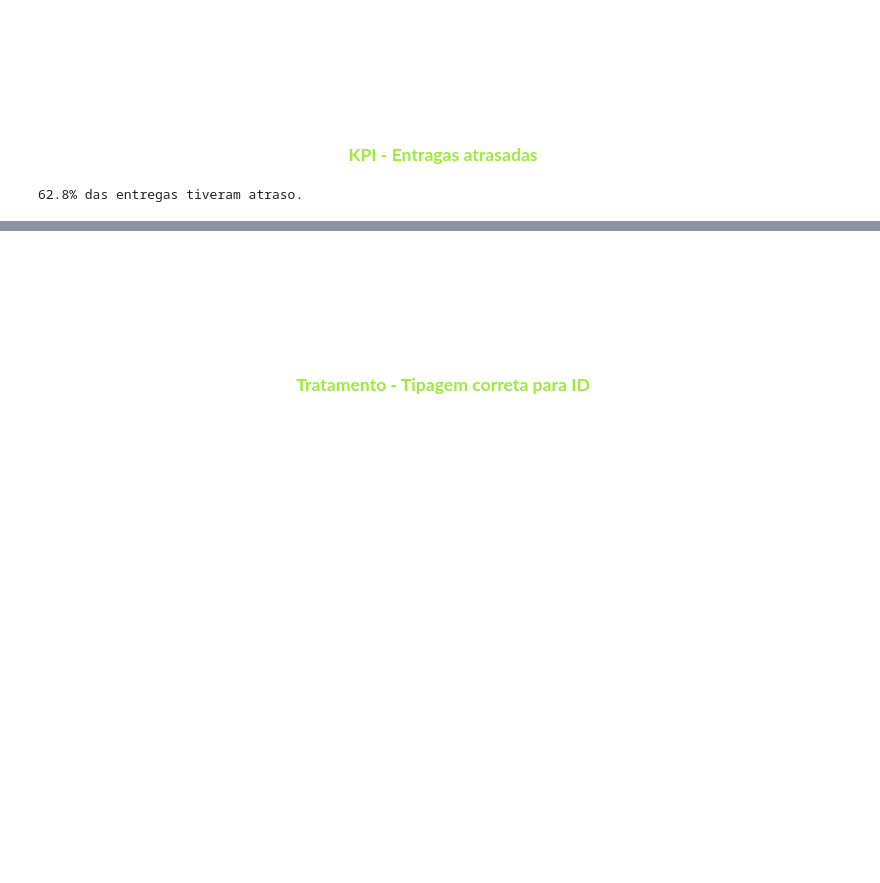
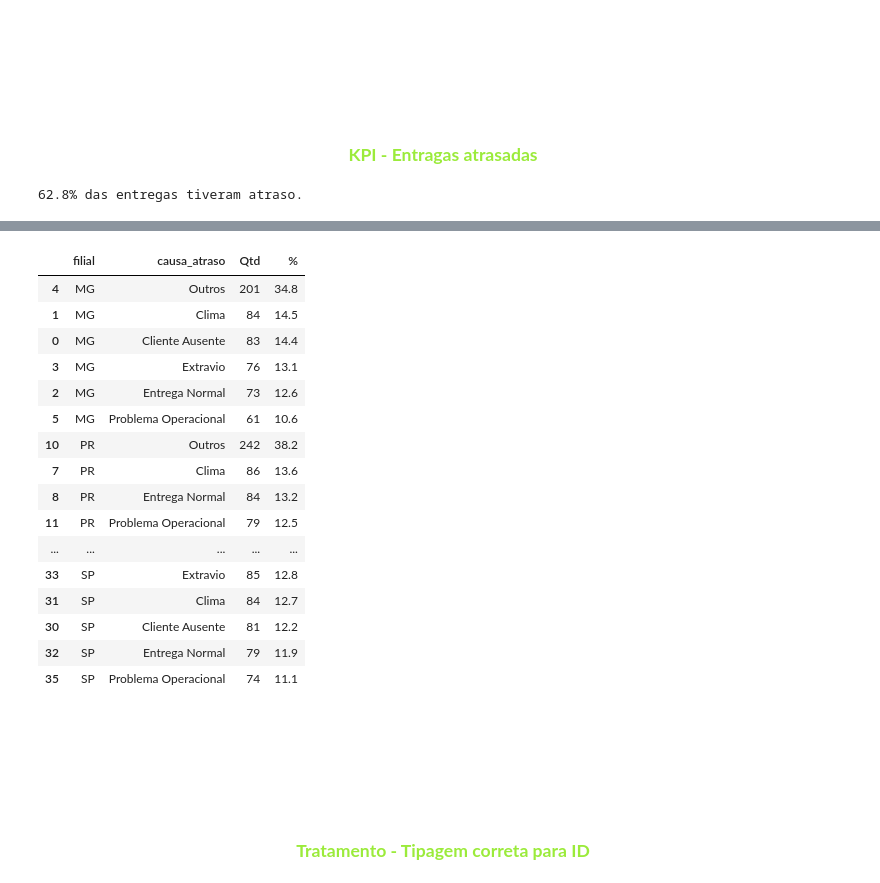
Before and after one commit to FerCremm/Python---Jadlog-2026, a Jupyter notebook: Aula 07/analise_intermediaria.ipynb, the cells around one changed output, grey strips where cells are left out. Drawn from its saved outputs; the diff is of its cells as text; code cells hidden in the pictures; blank space fills up the shorter version.

```diff
--- a/Aula 07/analise_intermediaria.ipynb
+++ b/Aula 07/analise_intermediaria.ipynb
@@ -70,0 +97,29 @@ print(f"{round(percentual_atraso, 1)}% das entregas tiveram atraso.")
+# %%
+df_atrasos.loc[
+    df_atrasos['descricao_entrega'].str.contains('chuva|temporal' , na=False),
+    "causa_atraso"
+] = "Clima"
+
+df_atrasos.loc[
+    df_atrasos['descricao_entrega'].str.contains('operacional|rota|problema' , na=False),
+    "causa_atraso"
+] = "Problema Operacional"
+
+df_atrasos.loc[
+    df_atrasos['descricao_entrega'].str.contains('extravio' , na=False),
+    "causa_atraso"
+] = "Extravio"
+
+df_atrasos.loc[
+    df_atrasos['descricao_entrega'].str.contains('cliente' , na=False),
+    "causa_atraso"
+] = "Cliente Ausente"
+
+df_atrasos.loc[
+    df_atrasos['descricao_entrega'].str.contains('normal' , na=False),
+    "causa_atraso"
+] = "Entrega Normal"
+
+df_atrasos['causa_atraso'] = df_atrasos['causa_atraso'].fillna("Outros")
+
+df_atrasos['causa_atraso'].head(10)
@@ -71,3 +196,36 @@ print(f"{round(percentual_atraso, 1)}% das entregas tiveram atraso.")
+# %%
+causas_por_filiais = (
+    df_atrasos
+      .groupby(['filial', 'causa_atraso'])
+      .size()
+      .reset_index(name='Qtd')
+)
+
+total_filial = causas_por_filiais.groupby('filial')['Qtd'].transform('sum')
+
+causas_por_filiais['%'] = (causas_por_filiais['Qtd'] / total_filial * 100).round(1)
+
+causas_por_filiais = causas_por_filiais.sort_values(['filial', '%'], ascending=[True, False])
+
+causas_por_filiais
+# %% [output]
+|  | filial | causa_atraso | Qtd | % |
+| 4 | MG | Outros | 201 | 34.8 |
+| 1 | MG | Clima | 84 | 14.5 |
+| 0 | MG | Cliente Ausente | 83 | 14.4 |
+| 3 | MG | Extravio | 76 | 13.1 |
+| 2 | MG | Entrega Normal | 73 | 12.6 |
+| 5 | MG | Problema Operacional | 61 | 10.6 |
+| 10 | PR | Outros | 242 | 38.2 |
+| 7 | PR | Clima | 86 | 13.6 |
+| 8 | PR | Entrega Normal | 84 | 13.2 |
+| 11 | PR | Problema Operacional | 79 | 12.5 |
+| ... | ... | ... | ... | ... |
+| 33 | SP | Extravio | 85 | 12.8 |
+| 31 | SP | Clima | 84 | 12.7 |
+| 30 | SP | Cliente Ausente | 81 | 12.2 |
+| 32 | SP | Entrega Normal | 79 | 11.9 |
+| 35 | SP | Problema Operacional | 74 | 11.1 |
 # %% [markdown]
 <p style="font-size: 1.1rem; color:#9beb3b; text-align: center; font-family: monospace ">
     <strong><br/><br/><br/><br/><br/><br/>
```
Also changed, not shown: parts of 12 cells of this notebook, 1 other file.
